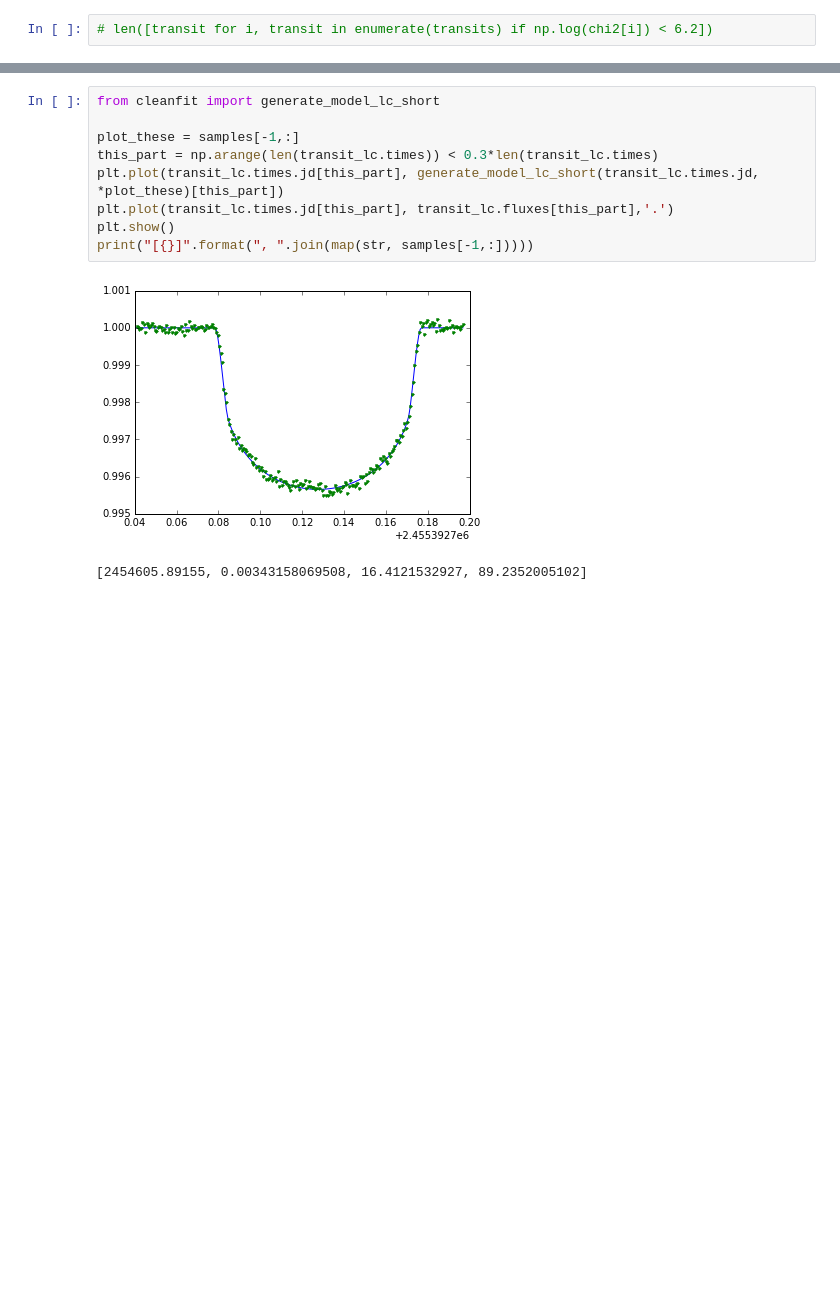
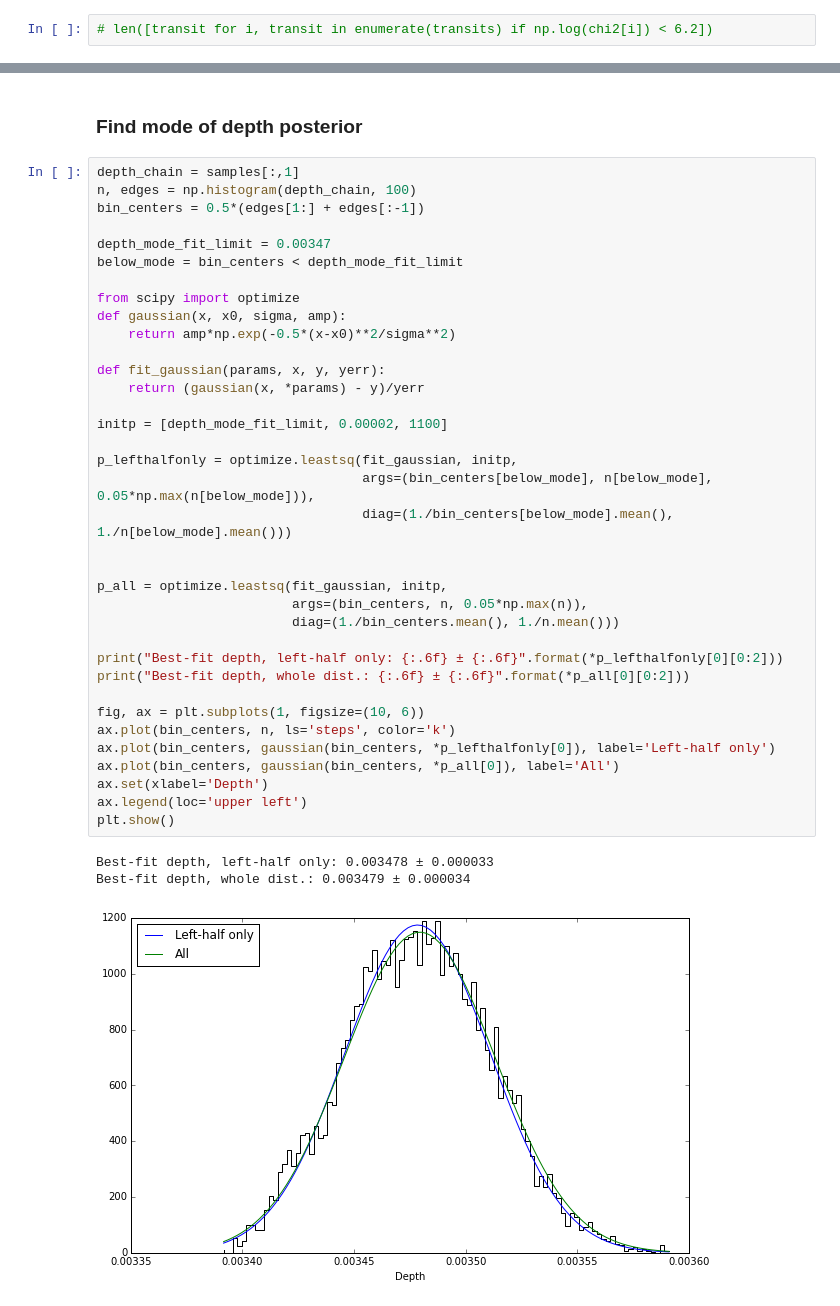
Before and after one commit to bmorris3/hat-11, a Jupyter notebook: data/clean_lightcurves.ipynb, the cells around one changed output, grey strips where cells are left out. Drawn from its saved outputs; the diff is of its cells as text; blank space fills up the shorter version.

```diff
--- a/data/clean_lightcurves.ipynb
+++ b/data/clean_lightcurves.ipynb
@@ -165,12 +170,42 @@ accept frac = 0.47745
-# %%
-from cleanfit import generate_model_lc_short
-
-plot_these = samples[-1,:]
-this_part = np.arange(len(transit_lc.times)) < 0.3*len(transit_lc.times)
-plt.plot(transit_lc.times.jd[this_part], generate_model_lc_short(transit_lc.times.jd, *plot_these)[this_part])
-plt.plot(transit_lc.times.jd[this_part], transit_lc.fluxes[this_part],'.')
-plt.show()
-print("[{}]".format(", ".join(map(str, samples[-1,:]))))
-# %% [output]
-[figure, removed]
-[2454605.89155, 0.00343158069508, 16.4121532927, 89.2352005102]
+# %% [markdown]
+### Find mode of depth posterior
+# %%
+depth_chain = samples[:,1]
+n, edges = np.histogram(depth_chain, 100)
+bin_centers = 0.5*(edges[1:] + edges[:-1])
+
+depth_mode_fit_limit = 0.00347
+below_mode = bin_centers < depth_mode_fit_limit
+
+from scipy import optimize
+def gaussian(x, x0, sigma, amp):
+    return amp*np.exp(-0.5*(x-x0)**2/sigma**2)
+
+def fit_gaussian(params, x, y, yerr):
+    return (gaussian(x, *params) - y)/yerr
+
+initp = [depth_mode_fit_limit, 0.00002, 1100]
+
+p_lefthalfonly = optimize.leastsq(fit_gaussian, initp,
+                                  args=(bin_centers[below_mode], n[below_mode], 0.05*np.max(n[below_mode])),
+                                  diag=(1./bin_centers[below_mode].mean(), 1./n[below_mode].mean()))
+
+
+p_all = optimize.leastsq(fit_gaussian, initp,
+                         args=(bin_centers, n, 0.05*np.max(n)),
+                         diag=(1./bin_centers.mean(), 1./n.mean()))
+
+print("Best-fit depth, left-half only: {:.6f} ± {:.6f}".format(*p_lefthalfonly[0][0:2]))
+print("Best-fit depth, whole dist.: {:.6f} ± {:.6f}".format(*p_all[0][0:2]))
+
+fig, ax = plt.subplots(1, figsize=(10, 6))
+ax.plot(bin_centers, n, ls='steps', color='k')
+ax.plot(bin_centers, gaussian(bin_centers, *p_lefthalfonly[0]), label='Left-half only')
+ax.plot(bin_centers, gaussian(bin_centers, *p_all[0]), label='All')
+ax.set(xlabel='Depth')
+ax.legend(loc='upper left')
+plt.show()
+# %% [output]
+Best-fit depth, left-half only: 0.003478 ± 0.000033
+Best-fit depth, whole dist.: 0.003479 ± 0.000034
+[figure, added]
```
Also changed, not shown: parts of 5 cells of this notebook, 1 other file.
